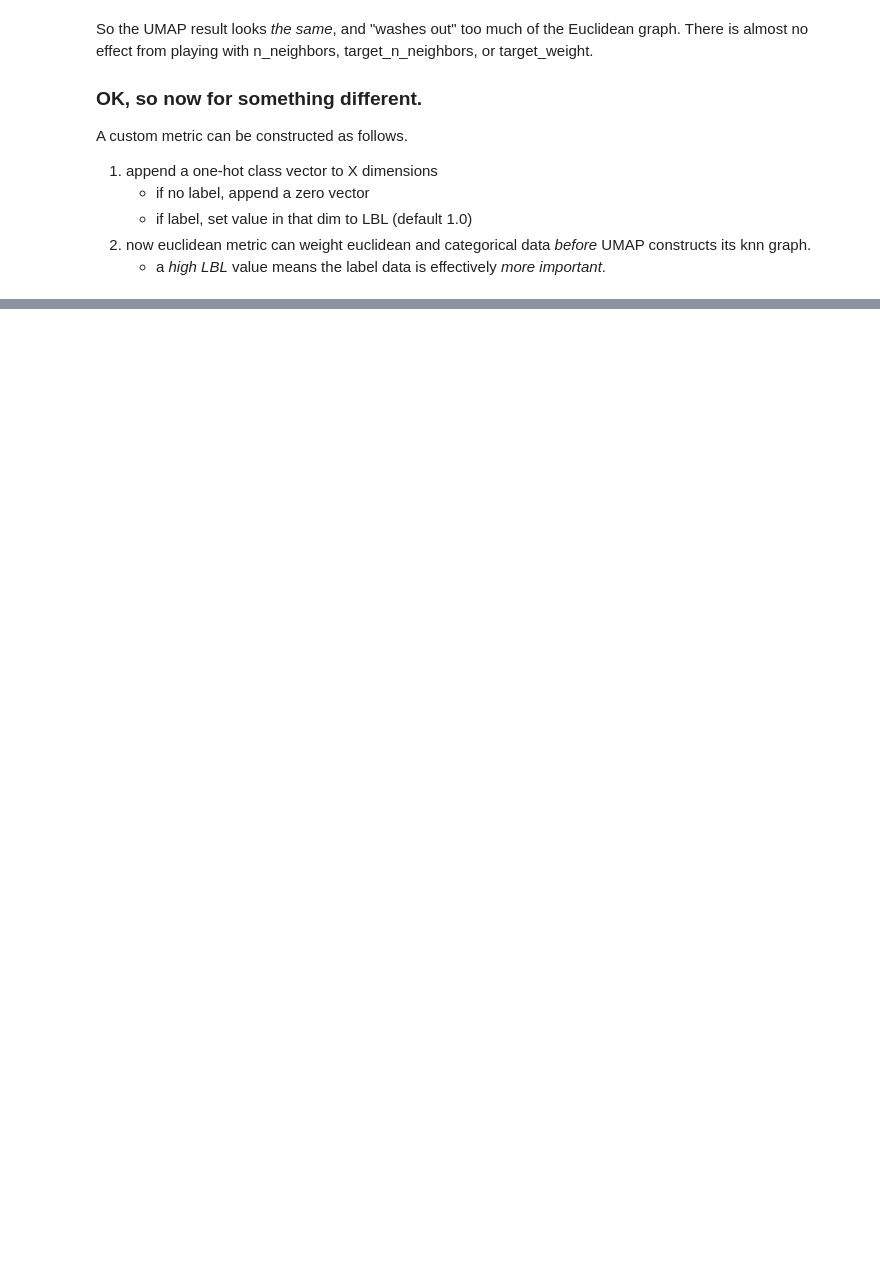
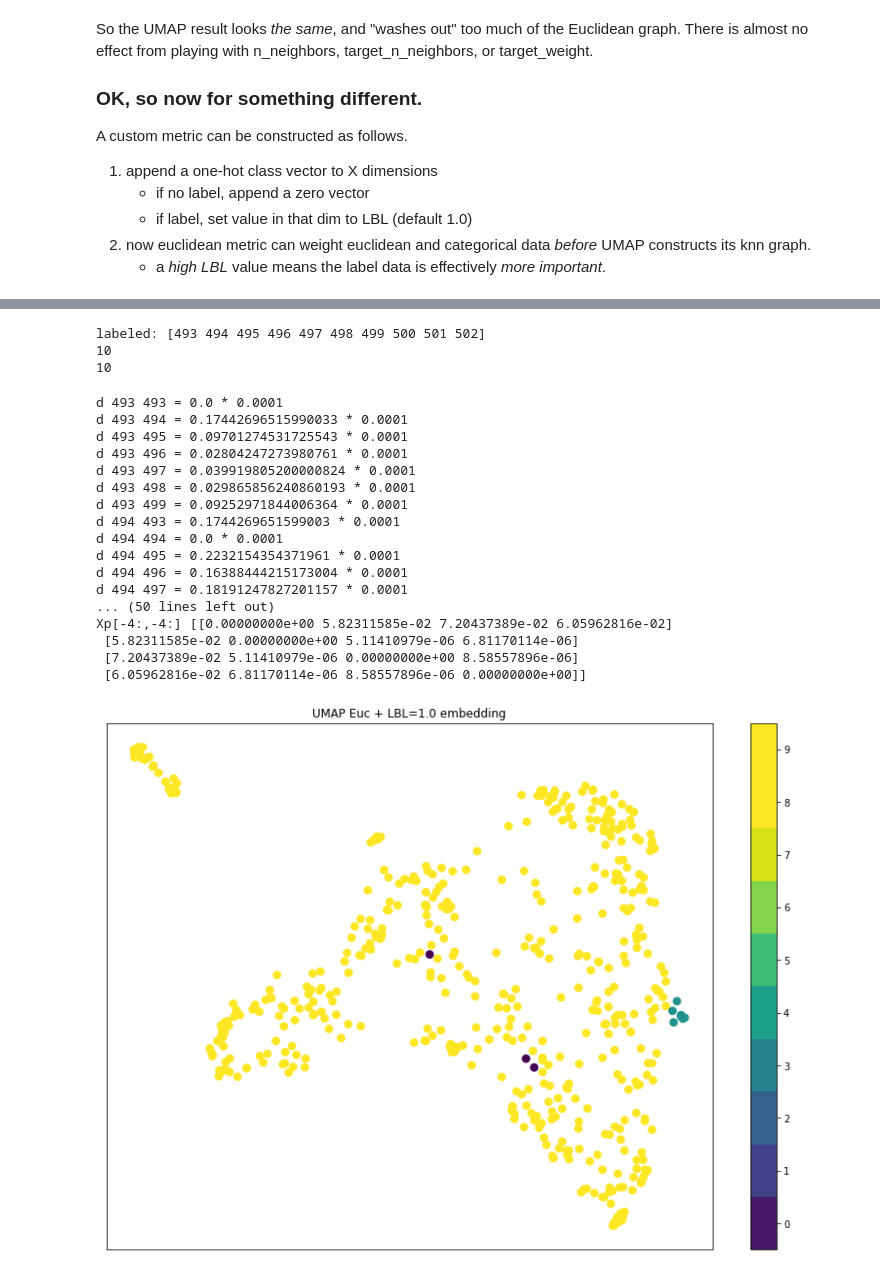
Before and after one commit to Trel725/umap, a Jupyter notebook: examples/iain_label_test.ipynb, the cells around one changed output, grey strips where cells are left out. Saved outputs shown, nothing was run; the diff lists cells and outputs as text; code cells hidden in the pictures; blank space fills up the shorter version.

Commit message:
iain_label_test.ipynb UMAP+clustering

```diff
--- a/examples/iain_label_test.ipynb
+++ b/examples/iain_label_test.ipynb
@@ -288,0 +409,65 @@ plt.title(f'UMAP Euc + {LBL=} embedding');
+# %%
+#t1d = target[:,0]
+#print("t1d",t1d[-20:])
+#labeled = np.where( t1d>=0 )
+labeled = np.where( target[:,0]>=0 )[0] # nb [0]
+print("labeled:", labeled)
+print(len(labeled))
+print(labeled.size)
+# %% [output]
+labeled: [493 494 495 496 497 498 499 500 501 502]
+10
+10
+# %%
+import sklearn
+Xp = sklearn.metrics.pairwise_distances(Xn)
+labeled = np.where( target[:,0]>=0 )[0]
+def precomp(Xn, target, labeled, scale_same=0.1):
+    Xp = sklearn.metrics.pairwise_distances(Xn)
+    for i in range(labeled.size):
+        li = labeled[i]
+        ti = target[li,0]
+        for j in range(labeled.size):
+            lj = labeled[j]
+            tj = target[lj,0]
+            if ti == tj:
+                print("d",li,lj,"=",Xp[li,lj],"*",scale_same)
+                Xp[li,lj] *= scale_same
+    return Xp
+#
+Xp = precomp(Xn, target, labeled, scale_same=1e-4)
+print("Xp[0:4,0:4]",Xp[0:4,0:4])
+print("Xp[-4:,-4:]",Xp[-4:,-4:])
+
+# default set_op_mix_ratio is 1.0 ~ UNION fuzzy combination
+xpmap = umap.UMAP(random_state=42,
+                  metric='precomputed',
+                  n_neighbors=30,
+                 ).fit( Xp )
+fig, ax = plt.subplots(1, figsize=(14, 10))
+plt.scatter(*xpmap.embedding_.T, s=60.0, c=tcolor, cmap='viridis', alpha=1.0)
+plt.setp(ax, xticks=[], yticks=[])
+cbar = plt.colorbar(boundaries=np.arange(11)-0.5)
+cbar.set_ticks(np.arange(10))
+#cbar.set_ticklabels(classes)
+plt.title(f'UMAP Euc + {LBL=} embedding');
+#
+# %% [output]
+d 493 493 = 0.0 * 0.0001
+d 493 494 = 0.17442696515990033 * 0.0001
+d 493 495 = 0.09701274531725543 * 0.0001
+d 493 496 = 0.02804247273980761 * 0.0001
+d 493 497 = 0.039919805200000824 * 0.0001
+d 493 498 = 0.029865856240860193 * 0.0001
+d 493 499 = 0.09252971844006364 * 0.0001
+d 494 493 = 0.1744269651599003 * 0.0001
+d 494 494 = 0.0 * 0.0001
+d 494 495 = 0.2232154354371961 * 0.0001
+d 494 496 = 0.16388444215173004 * 0.0001
+d 494 497 = 0.18191247827201157 * 0.0001
+... (50 lines left out)
+Xp[-4:,-4:] [[0.00000000e+00 5.82311585e-02 7.20437389e-02 6.05962816e-02]
+ [5.82311585e-02 0.00000000e+00 5.11410979e-06 6.81170114e-06]
+ [7.20437389e-02 5.11410979e-06 0.00000000e+00 8.58557896e-06]
+ [6.05962816e-02 6.81170114e-06 8.58557896e-06 0.00000000e+00]]
+[figure, added]
```
Also changed, not shown: parts of 16 cells of this notebook.
